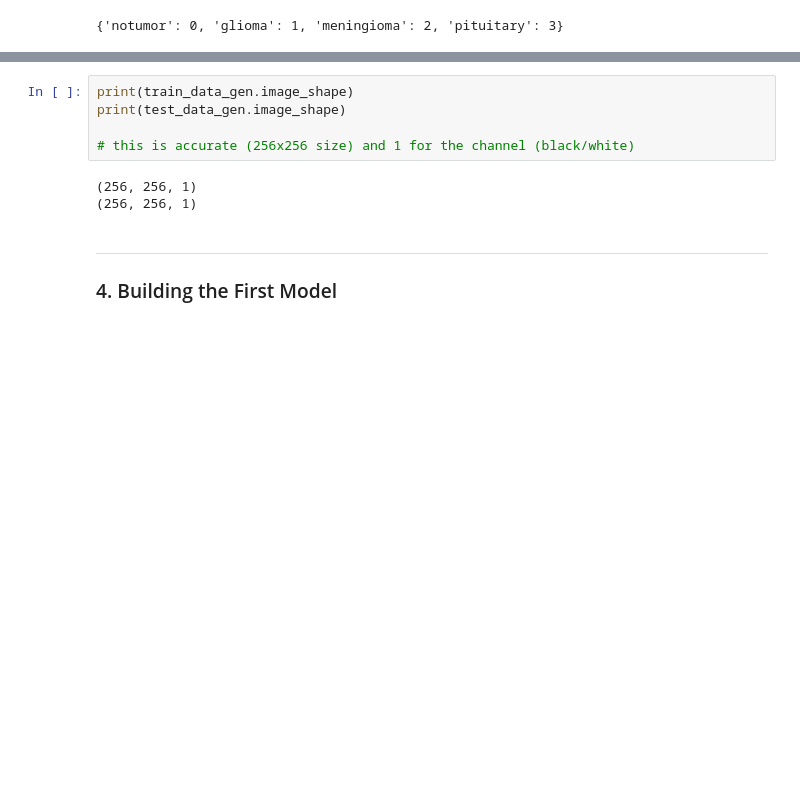
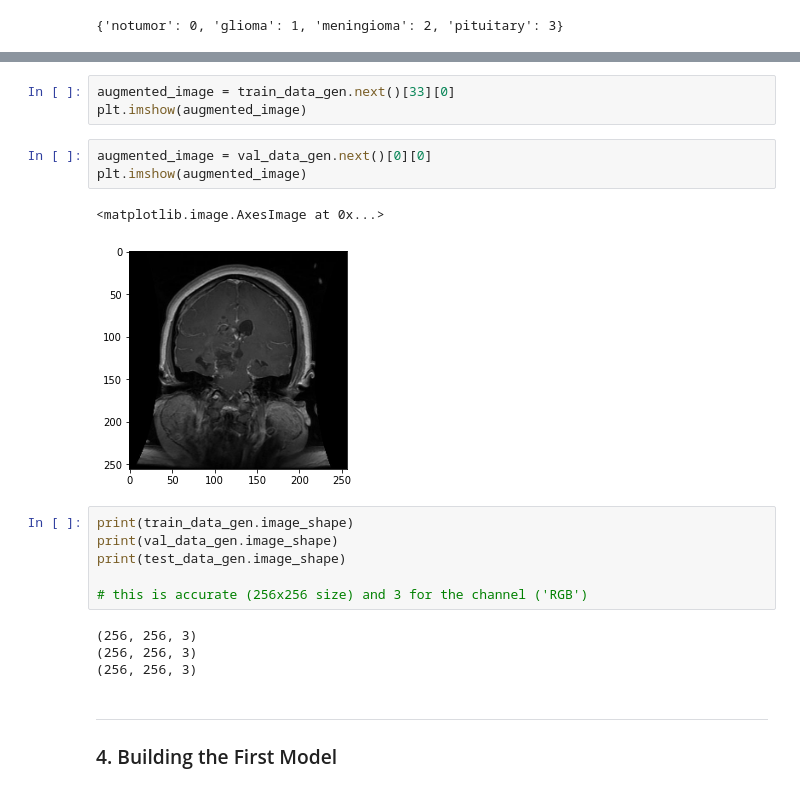
Before and after one commit to premDelaprem/MRI-tumor-classification, a Jupyter notebook: 01 - DRAFT.ipynb, the cells around one changed output, grey strips where cells are left out. Drawn from its saved outputs; the diff is of its cells as text; blank space fills up the shorter version.

```diff
--- a/01 - DRAFT.ipynb
+++ b/01 - DRAFT.ipynb
@@ -183,11 +239,22 @@ test_data_gen.class_indices
+# %%
+augmented_image = train_data_gen.next()[33][0]
+plt.imshow(augmented_image)
+# %%
+augmented_image = val_data_gen.next()[0][0]
+plt.imshow(augmented_image)
+# %% [output]
+<matplotlib.image.AxesImage at 0x...>
+[figure, added]
 # %%
 print(train_data_gen.image_shape)
+print(val_data_gen.image_shape)
 print(test_data_gen.image_shape)
 
-# this is accurate (256x256 size) and 1 for the channel (black/white)
+# this is accurate (256x256 size) and 3 for the channel ('RGB')
 # %% [output]
-(256, 256, 1)
-(256, 256, 1)
+(256, 256, 3)
+(256, 256, 3)
+(256, 256, 3)
 # %% [markdown]
 ---
 ### 4. Building the First Model
```
Also changed, not shown: parts of 47 cells of this notebook, 7 other files.
